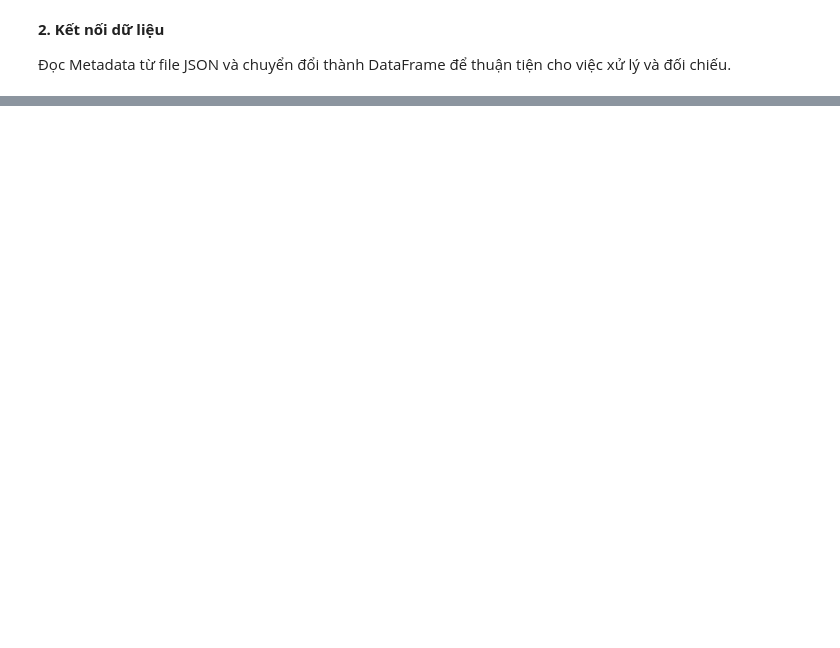
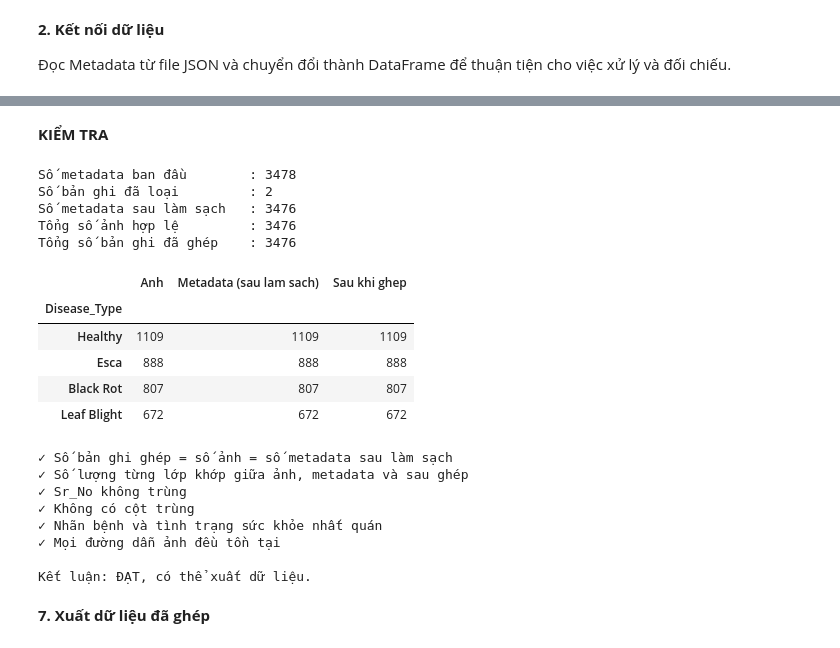
Before and after one commit to KasuraNguyen/Smart-Vineyard, a Jupyter notebook: Notebook/02_DataMatching.ipynb, the cells around one changed output, grey strips where cells are left out. Cells and saved outputs as stored; diff of their text form; code cells hidden in the pictures; blank space fills up the shorter version.

```diff
--- a/Notebook/02_DataMatching.ipynb
+++ b/Notebook/02_DataMatching.ipynb
@@ -267,0 +435,61 @@ Số khóa Metadata trùng: 0
+# %% [markdown]
+**KIỂM TRA**
+# %%
+print("Số metadata ban đầu        :", n_metadata_raw)
+print("Số bản ghi đã loại         :", len(df_metadata_removed))
+print("Số metadata sau làm sạch   :", len(df_metadata))
+print("Tổng số ảnh hợp lệ         :", len(df_images))
+print("Tổng số bản ghi đã ghép    :", len(df_matched))
+
+summary = pd.concat(
+    [
+        df_images["Disease_Type"].value_counts().rename("Anh"),
+        df_metadata["Disease_Type"].value_counts().rename("Metadata (sau lam sach)"),
+        df_matched["Disease_Type"].value_counts().rename("Sau khi ghep"),
+    ],
+    axis=1
+)
+display(summary)
+
+checks = {
+    "Số bản ghi ghép = số ảnh = số metadata sau làm sạch":
+        len(df_matched) == len(df_images) == len(df_metadata),
+    "Số lượng từng lớp khớp giữa ảnh, metadata và sau ghép":
+        bool((summary.nunique(axis=1) == 1).all()),
+    "Sr_No không trùng": not df_matched["Sr_No"].duplicated().any(),
+    "Không có cột trùng": not df_matched.columns.duplicated().any(),
+    "Nhãn bệnh và tình trạng sức khỏe nhất quán": bool(
+        ((df_matched["Disease_Type"] == "Healthy")
+         == (df_matched["Plant_Health_Status"] == "Healthy")).all()
+    ),
+    "Mọi đường dẫn ảnh đều tồn tại":
+        all((DATASET_DIR / p).exists() for p in df_matched["Image_Path"]),
+}
+print()
+for name, ok in checks.items():
+    print("✓" if ok else "✗", name)
+
+ALL_OK = all(checks.values())
+print("\nKết luận:", "ĐẠT, có thể xuất dữ liệu." if ALL_OK else "CHƯA ĐẠT, cần kiểm tra lại các mục ✗ ở trên.")
+# %% [output]
+Số metadata ban đầu        : 3478
+Số bản ghi đã loại         : 2
+Số metadata sau làm sạch   : 3476
+Tổng số ảnh hợp lệ         : 3476
+Tổng số bản ghi đã ghép    : 3476
+|  | Anh | Metadata (sau lam sach) | Sau khi ghep |
+| Disease_Type |  |  |  |
+| Healthy | 1109 | 1109 | 1109 |
+| Esca | 888 | 888 | 888 |
+| Black Rot | 807 | 807 | 807 |
+| Leaf Blight | 672 | 672 | 672 |
+✓ Số bản ghi ghép = số ảnh = số metadata sau làm sạch
+✓ Số lượng từng lớp khớp giữa ảnh, metadata và sau ghép
+✓ Sr_No không trùng
+✓ Không có cột trùng
+✓ Nhãn bệnh và tình trạng sức khỏe nhất quán
+✓ Mọi đường dẫn ảnh đều tồn tại
+
+Kết luận: ĐẠT, có thể xuất dữ liệu.
+# %% [markdown]
+**7. Xuất dữ liệu đã ghép**
```
Also changed, not shown: parts of 29 cells of this notebook, 1 other file.
